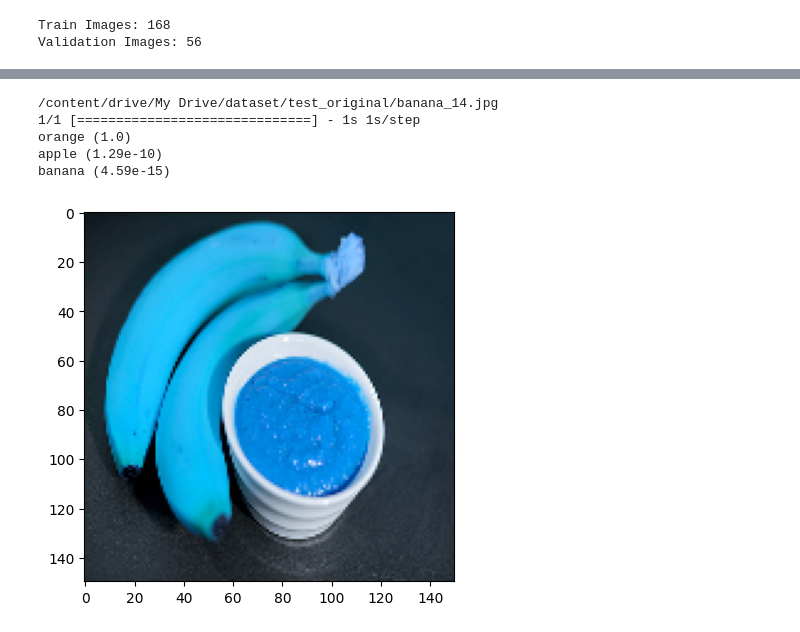
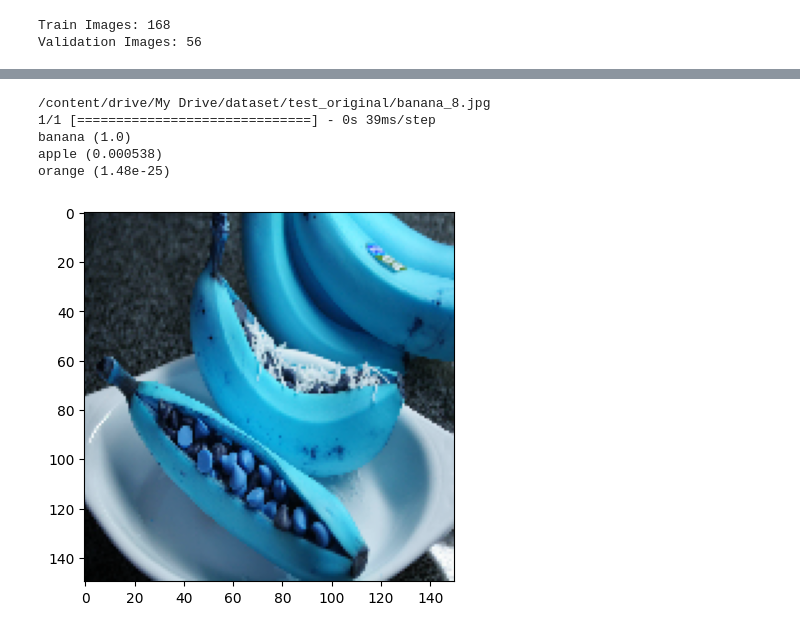
Before and after one commit to sashunny/supersickrobot, a Jupyter notebook: RobotOnRails.ipynb, the cells around one changed output, grey strips where cells are left out. Cells and saved outputs as stored; diff of their text form; code cells hidden in the pictures.

```diff
--- a/RobotOnRails.ipynb
+++ b/RobotOnRails.ipynb
@@ -113,12 +113,13 @@ for layer in base.layers:
 x = Flatten()(base.output)
 x = Dense(1024, activation='relu')(x)
 x = Dropout(0.2)(x)
-x = Dense(3, activation='softmax')(x)
+x = Dense(3, activation='sigmoid')(x)
 
 model = Model(base.input, x)
 
 #model.compile(optimizer = Nadam(lr=0.001) , loss = 'binary_crossentropy', metrics = ['accuracy'])
-model.compile(optimizer = RMSprop(lr=0.001), loss = 'categorical_crossentropy', metrics = ['accuracy'])
+#model.compile(optimizer = RMSprop(lr=0.001), loss = 'categorical_crossentropy', metrics = ['categorical_accuracy'])
+model.compile(optimizer = RMSprop(lr=0.001) , loss = 'binary_crossentropy', metrics = ['accuracy'])
 # %%
 # augmentation
 from keras.preprocessing.image import ImageDataGenerator
@@ -167,8 +168,8 @@ plt.show()
 for layer in base.layers:
     layer.trainable = True
 
-#model.compile(optimizer = Nadam(lr=0.000001), loss = 'binary_crossentropy', metrics = ['accuracy'])
-model.compile(optimizer = RMSprop(lr=0.00001), loss = 'categorical_crossentropy', metrics = ['accuracy'])
+model.compile(optimizer = RMSprop(lr=0.00001), loss = 'binary_crossentropy', metrics = ['accuracy'])
+#model.compile(optimizer = RMSprop(lr=0.00001), loss = 'categorical_crossentropy', metrics = ['accuracy'])
 # %%
 #model.summary()
 # %%
@@ -185,30 +186,30 @@ Epoch 3/3
 # %%
 # model testing
 
 ## load an image from the test data and test the model
 
-test_image_name = 'banana_14.jpg'
+test_image_name = 'banana_8.jpg'
 test_img = cv2.imread(os.path.join(test_path,test_image_name))
 print(os.path.join(test_path,test_image_name))
 test_img = cv2.resize(test_img,shape)
 test_image = []
 test_image.append(test_img)
 test_image = np.array(test_image)
 test_image = test_image/255
 plt.imshow(test_image[0])
 classes = np.array(["apple", "banana", "orange"])
 
 prediction = model.predict(test_image)
 top_3 = np.argsort(prediction[0])[:-4:-1]
 
 
 for i in range(3):
   print("{}".format(classes[top_3[i]])+" ({:.3})".format(prediction[0][top_3[i]]))
 # %% [output]
-/content/drive/My Drive/dataset/test_original/banana_14.jpg
-1/1 [==============================] - 1s 1s/step
-orange (1.0)
-apple (1.29e-10)
-banana (4.59e-15)
+/content/drive/My Drive/dataset/test_original/banana_8.jpg
+1/1 [==============================] - 0s 39ms/step
+banana (1.0)
+apple (0.000538)
+orange (1.48e-25)
-[figure, old version]
+[figure, new version]
 # %%
```
Also changed, not shown: parts of 7 cells of this notebook.
